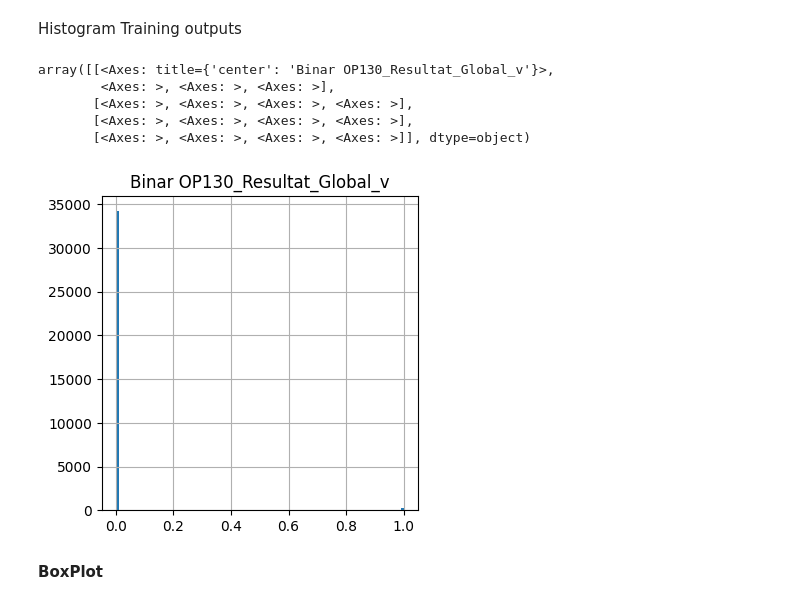
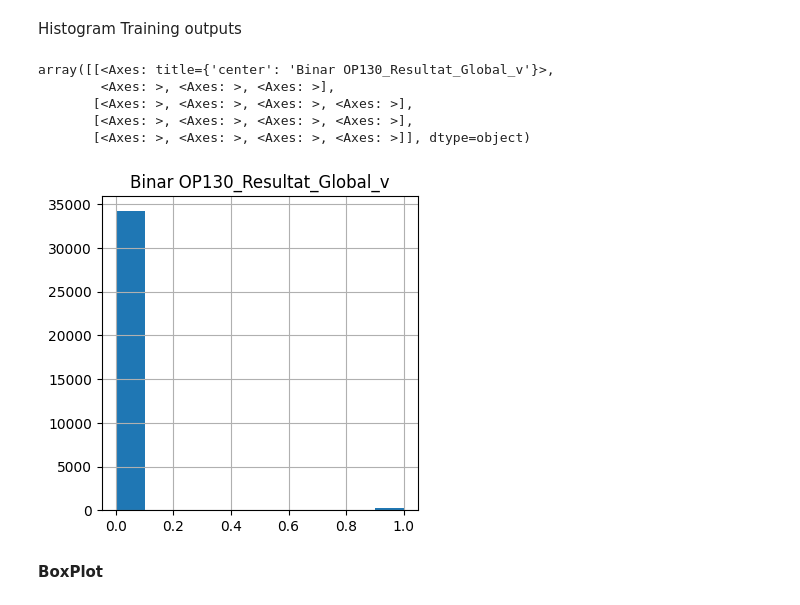
Before and after one commit to TonioHathos/AI_Valeo, a Jupyter notebook: Pre_processing_dataset_yudi.ipynb, the cells around one changed output. Drawn from its saved outputs; the diff is of its cells as text; code cells hidden in the pictures.

```diff
--- a/Pre_processing_dataset_yudi.ipynb
+++ b/Pre_processing_dataset_yudi.ipynb
@@ -247,14 +250,14 @@ array([[<Axes: title={'center': 'Premier angle'}>,
 # %% [markdown]
 Histogram Training outputs
 # %%
-df_training_output.hist(bins = 100, layout = (4, 4), figsize = (20,20))
+df_training_output.hist(layout = (4, 4), figsize = (20,20))
 # %% [output]
 array([[<Axes: title={'center': 'Binar OP130_Resultat_Global_v'}>,
         <Axes: >, <Axes: >, <Axes: >],
        [<Axes: >, <Axes: >, <Axes: >, <Axes: >],
        [<Axes: >, <Axes: >, <Axes: >, <Axes: >],
        [<Axes: >, <Axes: >, <Axes: >, <Axes: >]], dtype=object)
-[figure, old version]
+[figure, new version]
 # %% [markdown]
 **BoxPlot**
 # %% [markdown]
```
Also changed, not shown: parts of 31 cells of this notebook.
